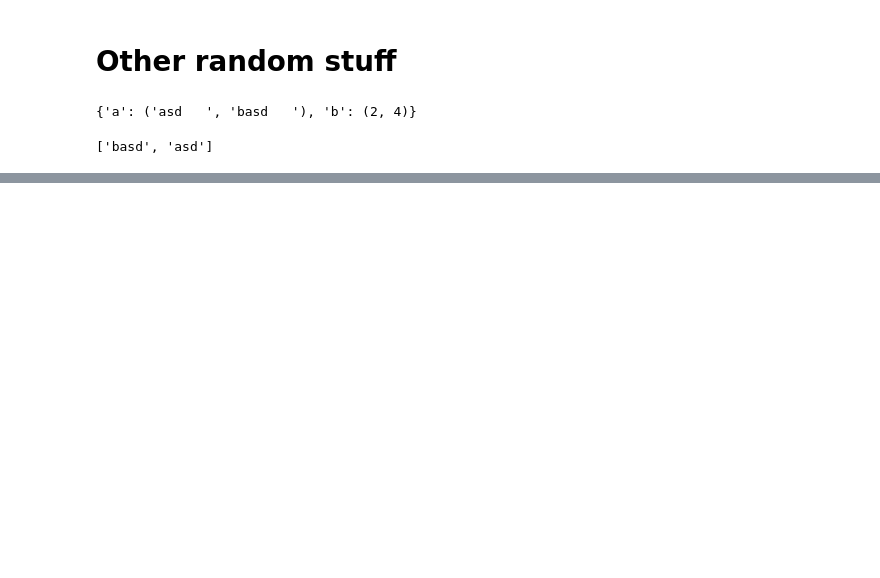
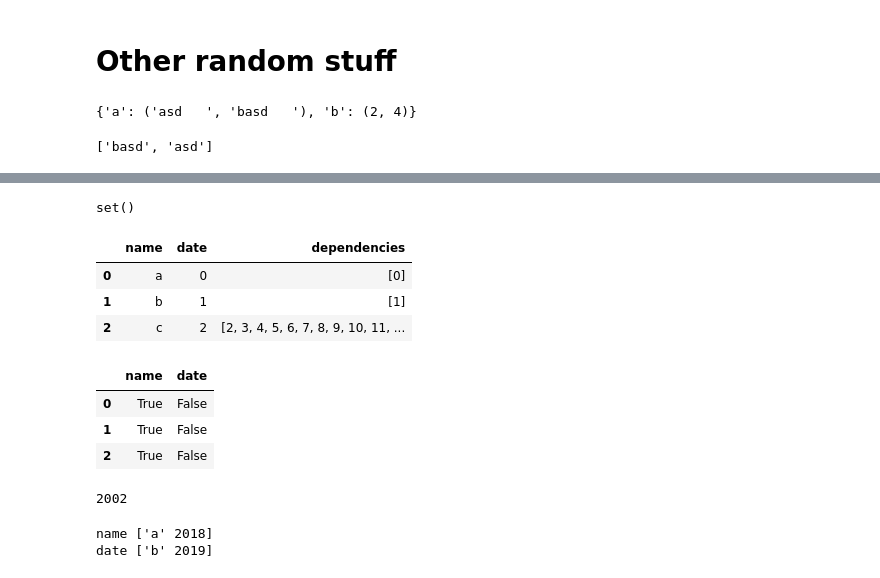
Before and after one commit to barnabaskdr/advent, a Jupyter notebook: 2021/Advent of code.ipynb, the cells around one changed output, grey strips where cells are left out. Drawn from its saved outputs; the diff is of its cells as text; code cells hidden in the pictures; blank space fills up the shorter version.

```diff
--- a/2021/Advent of code.ipynb
+++ b/2021/Advent of code.ipynb
@@ -1173,0 +1212,3 @@ asd.strftime('%m/%d/%Y')
+# %%
+rows = list(zip(['a','b']+['c']*118,list(range(120))))
+rows
@@ -1173,0 +1241,25 @@ asd.strftime('%m/%d/%Y')
+# %%
+set(basd).difference(asd)
+# %% [output]
+set()
+# %%
+asd = df.groupby('name')['date'].apply(list).reset_index(name='dependencies')
+# %%
+df.iloc[:3,:].merge(asd, how='left')
+# %% [output]
+|  | name | date | dependencies |
+| 0 | a | 0 | [0] |
+| 1 | b | 1 | [1] |
+| 2 | c | 2 | [2, 3, 4, 5, 6, 7, 8, 9, 10, 11, ... |
+# %%
+test = df.iloc[:3,:]
+df.applymap(lambda x: isinstance(x, str)).all(0)
+# %% [output]
+|  | name | date |
+| 0 | True | False |
+| 1 | True | False |
+| 2 | True | False |
+# %%
+np.datetime64('2002-06-28').item().year
+# %% [output]
+2002
@@ -1173,0 +1268,6 @@ asd.strftime('%m/%d/%Y')
+# %%
+for c, r in zip(df.columns, df.values):
+    print(c, r)
+# %% [output]
+name ['a' 2018]
+date ['b' 2019]
```
Also changed, not shown: parts of 113 cells of this notebook, 1 other file.
